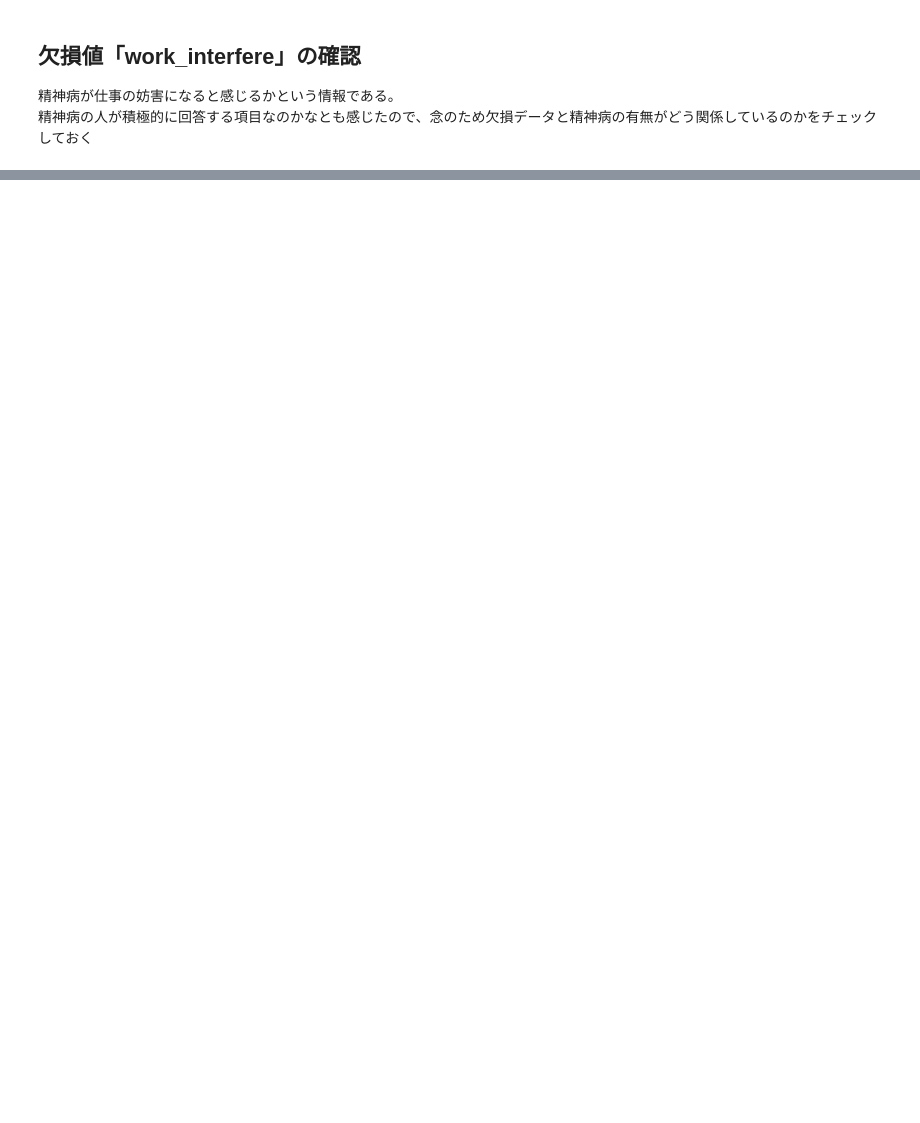
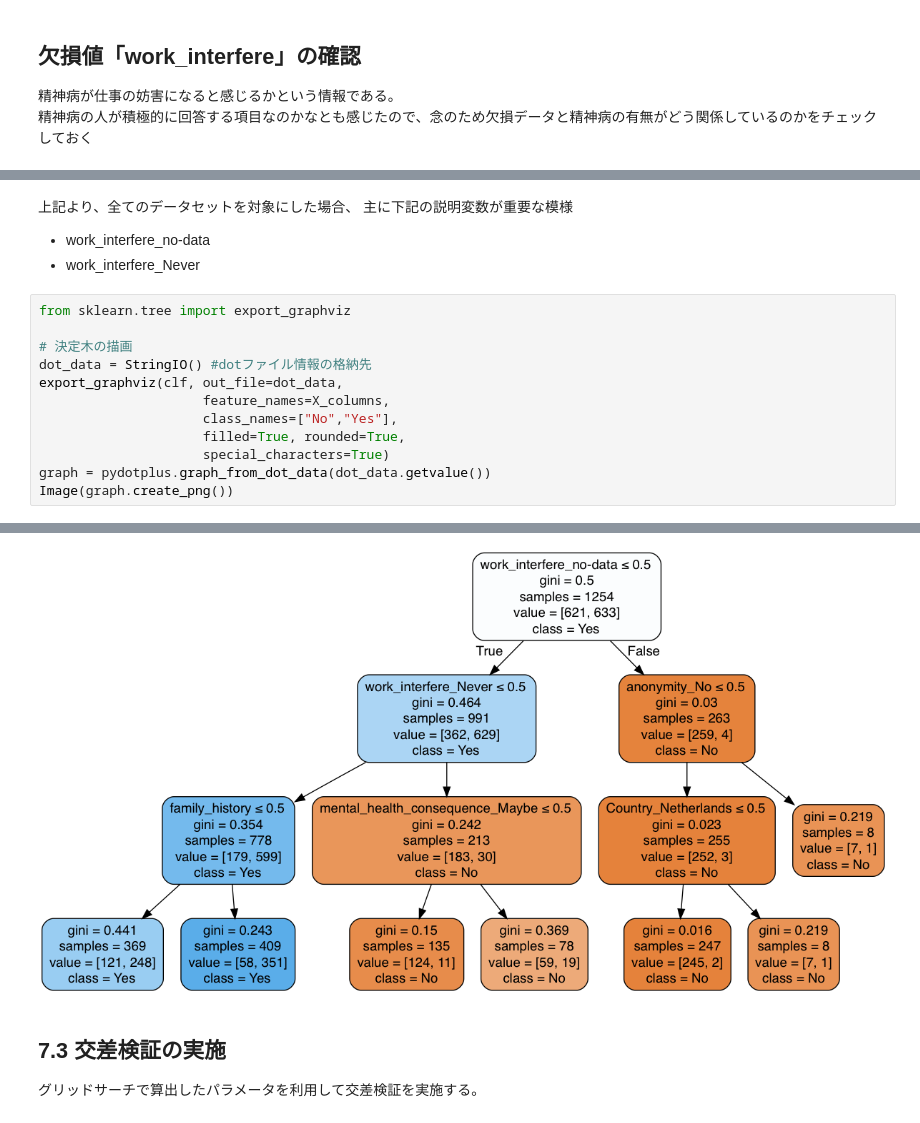
Before and after one commit to megadreams14/kaggle, a Jupyter notebook: mental-health-in-tech-survey/notebook.ipynb, the cells around one changed output, grey strips where cells are left out. Cells and saved outputs as stored; diff of their text form; blank space fills up the shorter version.

```diff
--- a/mental-health-in-tech-survey/notebook.ipynb
+++ b/mental-health-in-tech-survey/notebook.ipynb
@@ -1272,0 +636,19 @@ work_interfere_no-data: -0.504441
+# %% [markdown]
+上記より、全てのデータセットを対象にした場合、
+主に下記の説明変数が重要な模様
+
+- work_interfere_no-data
+- work_interfere_Never
+# %%
+from sklearn.tree import export_graphviz
+
+# 決定木の描画
+dot_data = StringIO() #dotファイル情報の格納先
+export_graphviz(clf, out_file=dot_data,
+                     feature_names=X_columns,
+                     class_names=["No","Yes"],
+                     filled=True, rounded=True,
+                     special_characters=True)
+graph = pydotplus.graph_from_dot_data(dot_data.getvalue())
+Image(graph.create_png())
+# %% [output]
@@ -1272,0 +658,5 @@ work_interfere_no-data: -0.504441
+[figure, added]
+# %% [markdown]
+## 7.3 交差検証の実施
+
+グリッドサーチで算出したパラメータを利用して交差検証を実施する。
```
Also changed, not shown: parts of 142 cells of this notebook.
